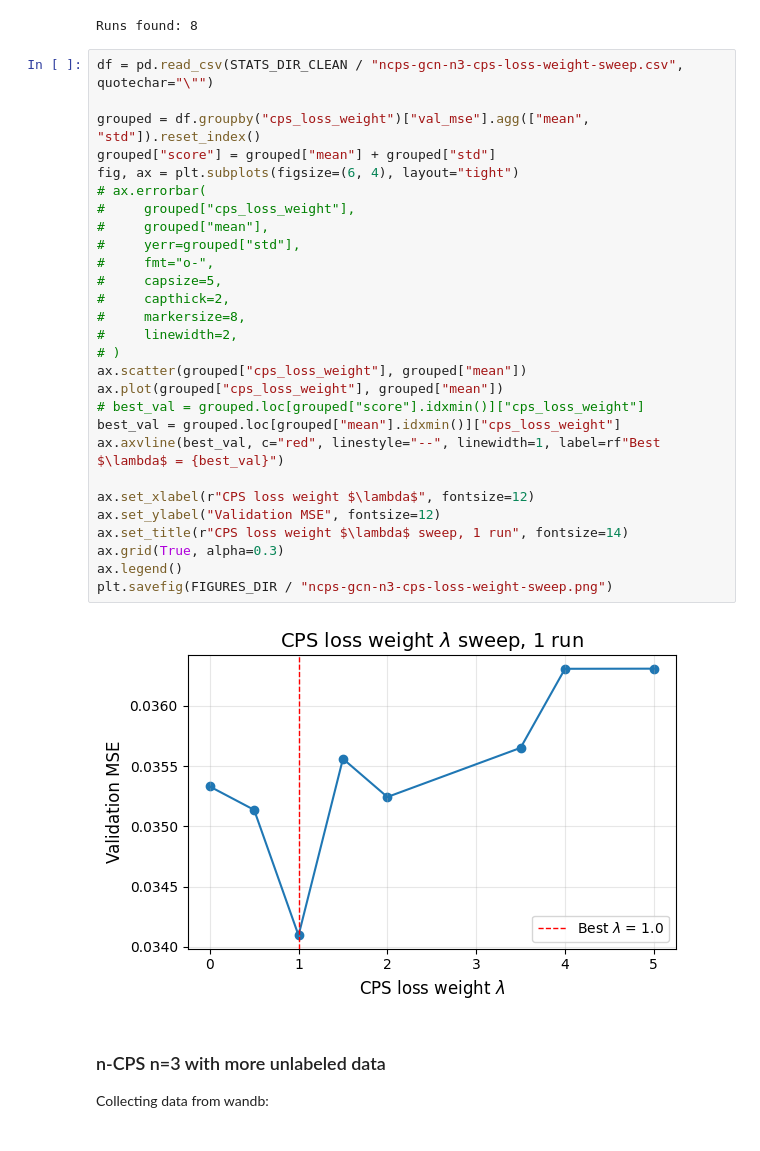
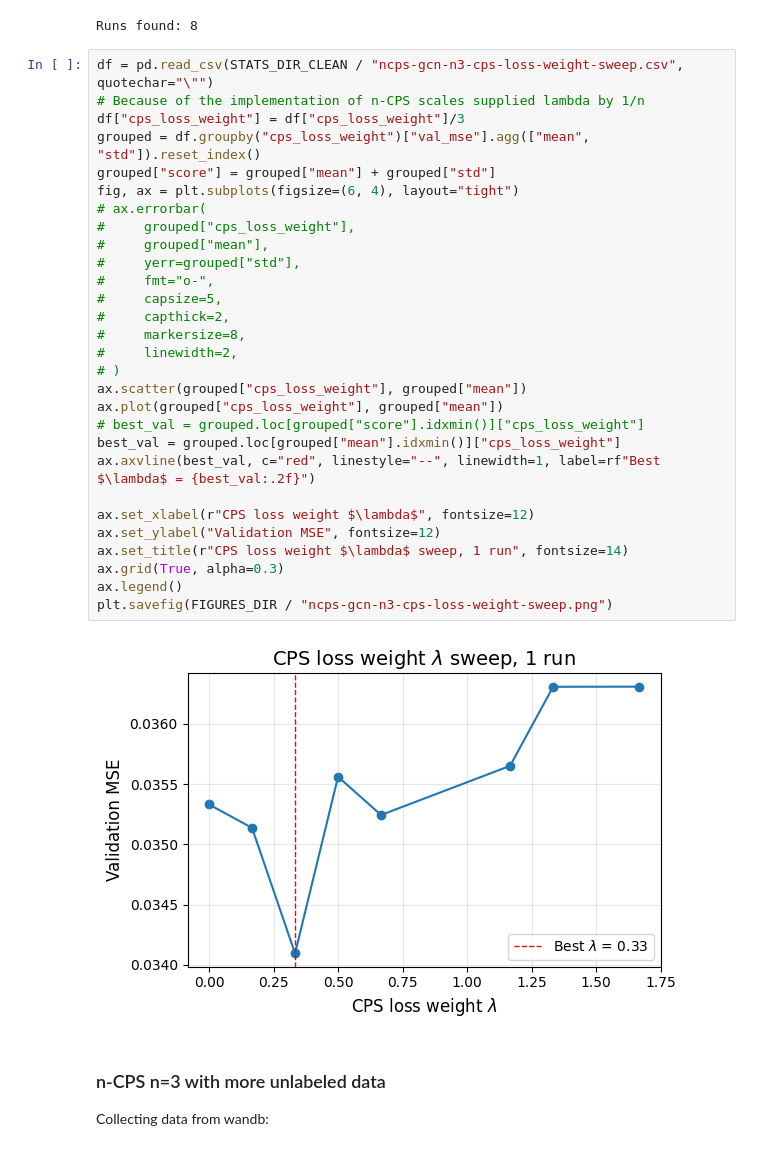
Before and after one commit to Zzanis/02456-g82-dl-project, a Jupyter notebook: results/analyze_stats.ipynb, the cells around one changed output. Cells and saved outputs as stored; diff of their text form.

Commit message:
Add comment on n-CPS implementation and update CPS loss weight plot for 3-CPS

```diff
--- a/results/analyze_stats.ipynb
+++ b/results/analyze_stats.ipynb
@@ -193,34 +193,35 @@ df.to_csv(out)
 Runs found: 8
 # %%
 df = pd.read_csv(STATS_DIR_CLEAN / "ncps-gcn-n3-cps-loss-weight-sweep.csv", quotechar="\"")
-
+# Because of the implementation of n-CPS scales supplied lambda by 1/n
+df["cps_loss_weight"] = df["cps_loss_weight"]/3
 grouped = df.groupby("cps_loss_weight")["val_mse"].agg(["mean", "std"]).reset_index()
 grouped["score"] = grouped["mean"] + grouped["std"]
 fig, ax = plt.subplots(figsize=(6, 4), layout="tight")
 # ax.errorbar(
 #     grouped["cps_loss_weight"],
 #     grouped["mean"],
 #     yerr=grouped["std"],
 #     fmt="o-",
 #     capsize=5,
 #     capthick=2,
 #     markersize=8,
 #     linewidth=2,
 # )
 ax.scatter(grouped["cps_loss_weight"], grouped["mean"])
 ax.plot(grouped["cps_loss_weight"], grouped["mean"])
 # best_val = grouped.loc[grouped["score"].idxmin()]["cps_loss_weight"]
 best_val = grouped.loc[grouped["mean"].idxmin()]["cps_loss_weight"]
-ax.axvline(best_val, c="red", linestyle="--", linewidth=1, label=rf"Best $\lambda$ = {best_val}")
+ax.axvline(best_val, c="red", linestyle="--", linewidth=1, label=rf"Best $\lambda$ = {best_val:.2f}")
 
 ax.set_xlabel(r"CPS loss weight $\lambda$", fontsize=12)
 ax.set_ylabel("Validation MSE", fontsize=12)
 ax.set_title(r"CPS loss weight $\lambda$ sweep, 1 run", fontsize=14)
 ax.grid(True, alpha=0.3)
 ax.legend()
 plt.savefig(FIGURES_DIR / "ncps-gcn-n3-cps-loss-weight-sweep.png")
 # %% [output]
-[figure, old version]
+[figure, new version]
 # %% [markdown]
 ### n-CPS n=3 with more unlabeled data
 
```
Also changed, not shown: 2 other files.
